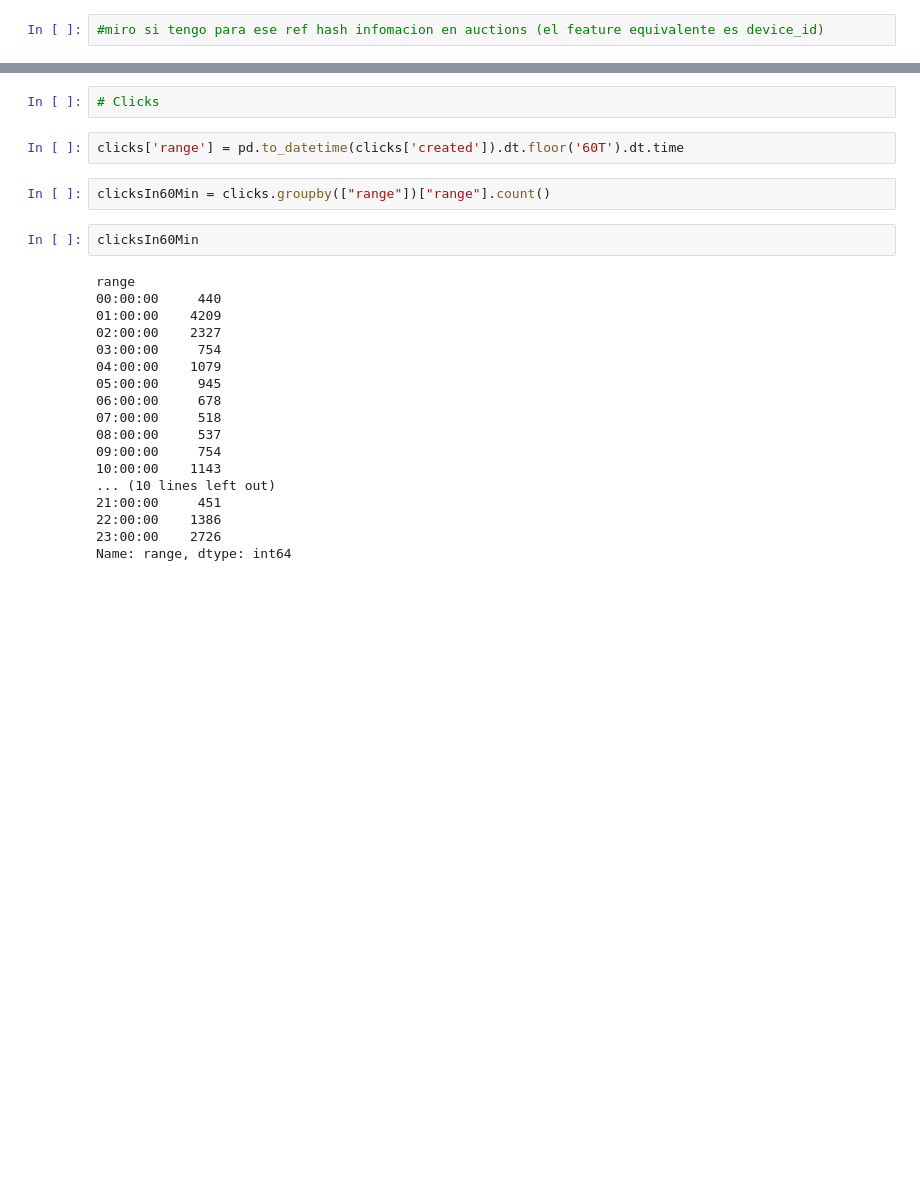
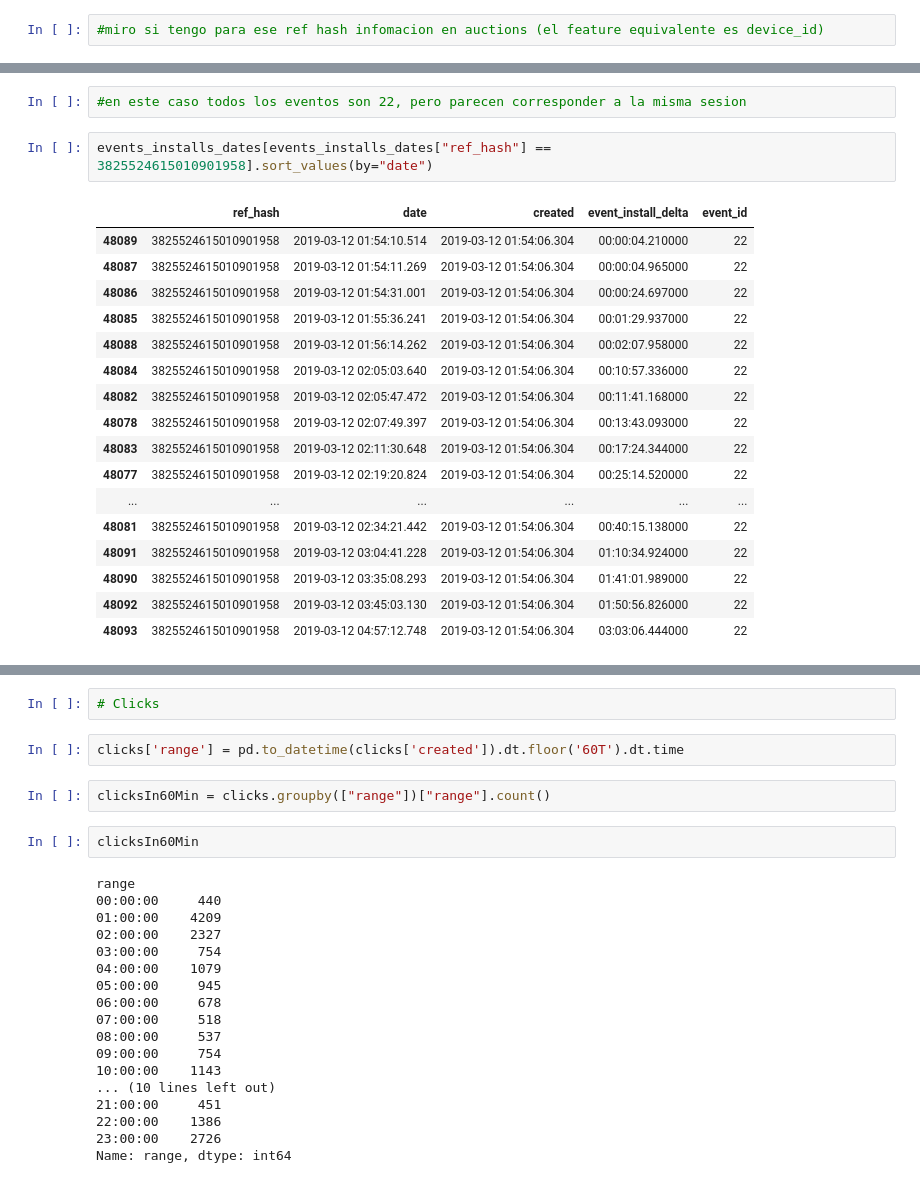
Before and after one commit to MartinRosasSommer/Datos2019, a Jupyter notebook: Analisis 1.ipynb, the cells around one changed output, grey strips where cells are left out. Cells and saved outputs as stored; diff of their text form; blank space fills up the shorter version.

```diff
--- a/Analisis 1.ipynb
+++ b/Analisis 1.ipynb
@@ -507,0 +787,22 @@ auctions[auctions["device_id"] == 8187571300120427764]
+# %%
+#en este caso todos los eventos son 22, pero parecen corresponder a la misma sesion
+# %%
+events_installs_dates[events_installs_dates["ref_hash"] == 3825524615010901958].sort_values(by="date")
+# %% [output]
+|  | ref_hash | date | created | event_install_delta | event_id |
+| 48089 | 3825524615010901958 | 2019-03-12 01:54:10.514 | 2019-03-12 01:54:06.304 | 00:00:04.210000 | 22 |
+| 48087 | 3825524615010901958 | 2019-03-12 01:54:11.269 | 2019-03-12 01:54:06.304 | 00:00:04.965000 | 22 |
+| 48086 | 3825524615010901958 | 2019-03-12 01:54:31.001 | 2019-03-12 01:54:06.304 | 00:00:24.697000 | 22 |
+| 48085 | 3825524615010901958 | 2019-03-12 01:55:36.241 | 2019-03-12 01:54:06.304 | 00:01:29.937000 | 22 |
+| 48088 | 3825524615010901958 | 2019-03-12 01:56:14.262 | 2019-03-12 01:54:06.304 | 00:02:07.958000 | 22 |
+| 48084 | 3825524615010901958 | 2019-03-12 02:05:03.640 | 2019-03-12 01:54:06.304 | 00:10:57.336000 | 22 |
+| 48082 | 3825524615010901958 | 2019-03-12 02:05:47.472 | 2019-03-12 01:54:06.304 | 00:11:41.168000 | 22 |
+| 48078 | 3825524615010901958 | 2019-03-12 02:07:49.397 | 2019-03-12 01:54:06.304 | 00:13:43.093000 | 22 |
+| 48083 | 3825524615010901958 | 2019-03-12 02:11:30.648 | 2019-03-12 01:54:06.304 | 00:17:24.344000 | 22 |
+| 48077 | 3825524615010901958 | 2019-03-12 02:19:20.824 | 2019-03-12 01:54:06.304 | 00:25:14.520000 | 22 |
+| ... | ... | ... | ... | ... | ... |
+| 48081 | 3825524615010901958 | 2019-03-12 02:34:21.442 | 2019-03-12 01:54:06.304 | 00:40:15.138000 | 22 |
+| 48091 | 3825524615010901958 | 2019-03-12 03:04:41.228 | 2019-03-12 01:54:06.304 | 01:10:34.924000 | 22 |
+| 48090 | 3825524615010901958 | 2019-03-12 03:35:08.293 | 2019-03-12 01:54:06.304 | 01:41:01.989000 | 22 |
+| 48092 | 3825524615010901958 | 2019-03-12 03:45:03.130 | 2019-03-12 01:54:06.304 | 01:50:56.826000 | 22 |
+| 48093 | 3825524615010901958 | 2019-03-12 04:57:12.748 | 2019-03-12 01:54:06.304 | 03:03:06.444000 | 22 |
```
Also changed, not shown: parts of 74 cells of this notebook.
